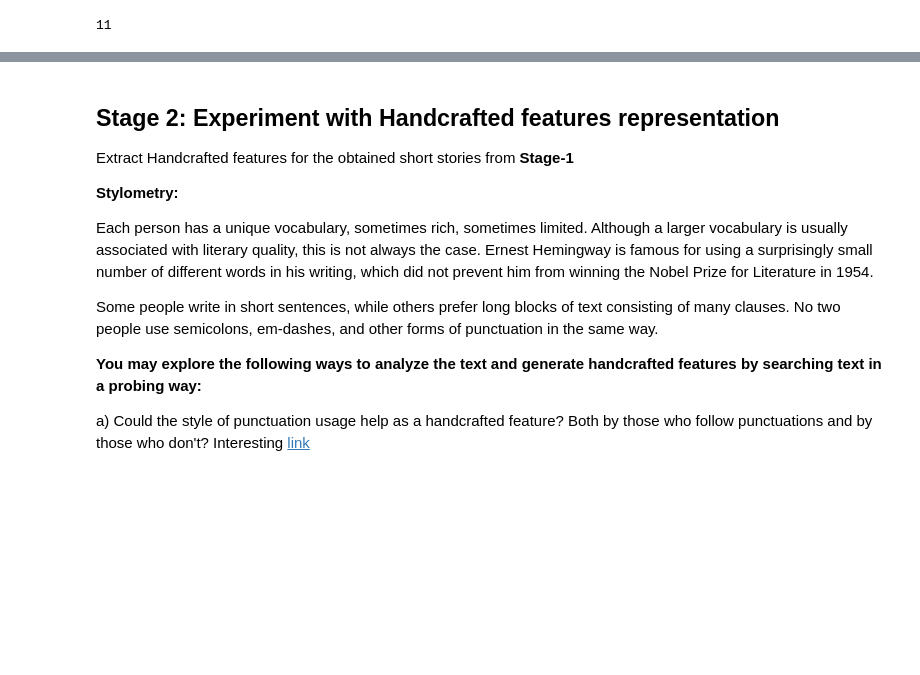
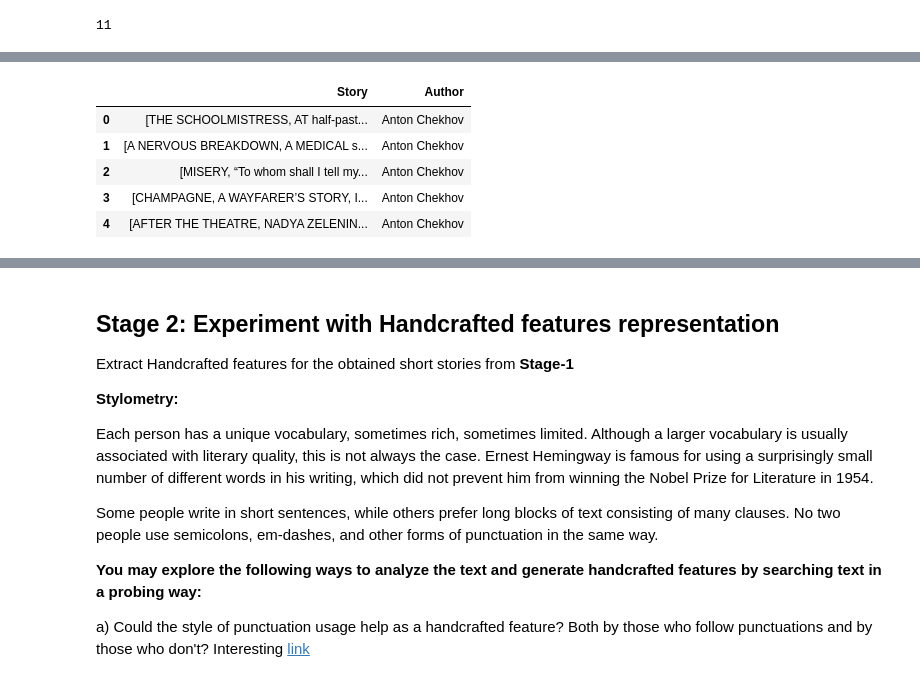
Before and after one commit to vikramvundyala/python_AI-ML, a Jupyter notebook: U2_MH1_AuthorIdentification.ipynb, the cells around one changed output, grey strips where cells are left out. Drawn from its saved outputs; the diff is of its cells as text; code cells hidden in the pictures; blank space fills up the shorter version.

```diff
--- a/U2_MH1_AuthorIdentification.ipynb
+++ b/U2_MH1_AuthorIdentification.ipynb
@@ -179,0 +190,25 @@ raw_A
+# %%
+df_1.iloc[17:38]
+story_Array_B = []
+i =38;
+for outer_idx, outer_row in df_1.iloc[17:38].iterrows():
+    story_chunk = []
+    for inner_idx, inner_row in df_1.iloc[i:].iterrows():
+        if outer_row["Paragraphs"].strip() == inner_row["Paragraphs"].strip():
+            break
+        story_chunk.append(inner_row["Paragraphs"])
+        i += 1
+    if(len(story_chunk)>0):
+     story_Array_B.append(story_chunk)
+# %%
+len(story_Array_B)
+df_B = pd.DataFrame({'Story': [s for s in story_Array_B if s != '']})
+df_B['Author'] = 'Anton Chekhov'
+df_B.head()
+# %% [output]
+|  | Story | Author |
+| 0 | [THE SCHOOLMISTRESS, AT half-past... | Anton Chekhov |
+| 1 | [A NERVOUS BREAKDOWN, A MEDICAL s... | Anton Chekhov |
+| 2 | [MISERY, “To whom shall I tell my... | Anton Chekhov |
+| 3 | [CHAMPAGNE, A WAYFARER’S STORY, I... | Anton Chekhov |
+| 4 | [AFTER THE THEATRE, NADYA ZELENIN... | Anton Chekhov |
```
Also changed, not shown: parts of 14 cells of this notebook.
